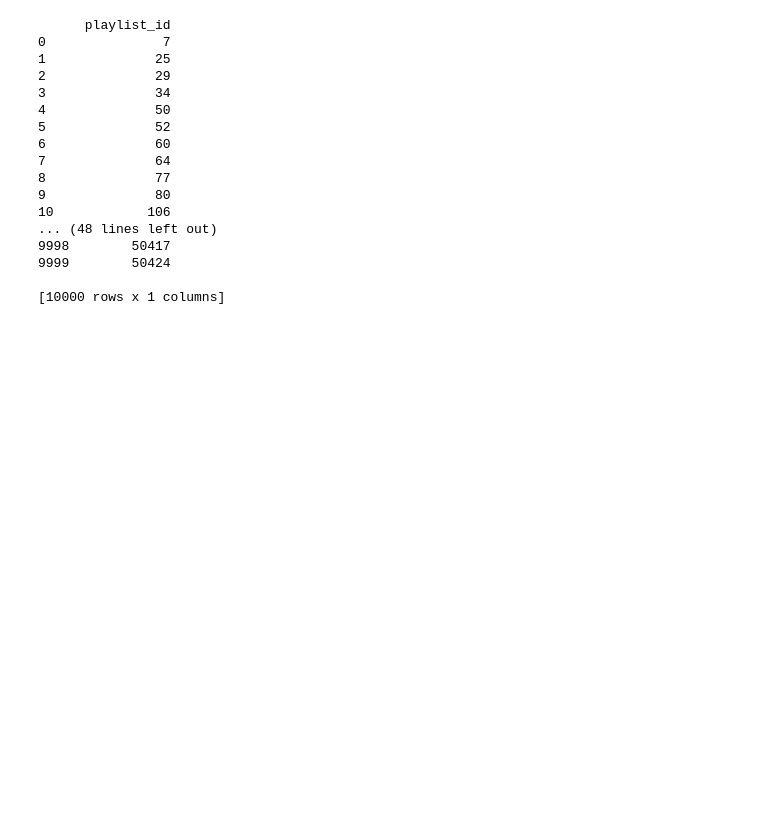
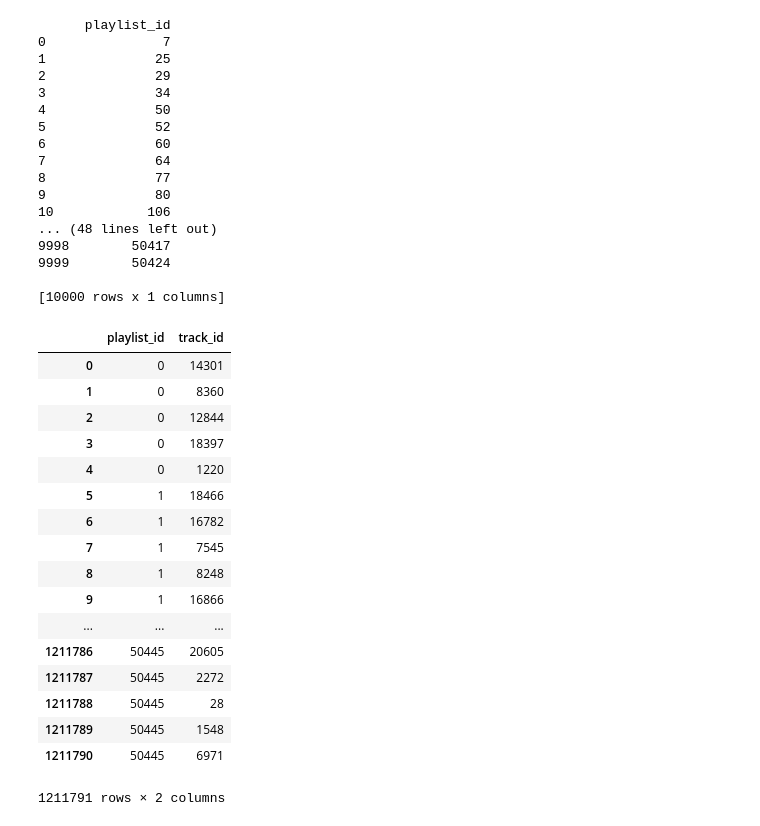
Before and after one commit to GiorgioPolla/recommender_systems_challenge, a Jupyter notebook: code/top_popular.ipynb, the cells around one changed output. Saved outputs shown, nothing was run; the diff lists cells and outputs as text; code cells hidden in the pictures; blank space fills up the shorter version.

```diff
--- a/code/top_popular.ipynb
+++ b/code/top_popular.ipynb
@@ -124,0 +123,21 @@ print(target_playlists)
+# %%
+train_data
+# %% [output]
+|  | playlist_id | track_id |
+| 0 | 0 | 14301 |
+| 1 | 0 | 8360 |
+| 2 | 0 | 12844 |
+| 3 | 0 | 18397 |
+| 4 | 0 | 1220 |
+| 5 | 1 | 18466 |
+| 6 | 1 | 16782 |
+| 7 | 1 | 7545 |
+| 8 | 1 | 8248 |
+| 9 | 1 | 16866 |
+| ... | ... | ... |
+| 1211786 | 50445 | 20605 |
+| 1211787 | 50445 | 2272 |
+| 1211788 | 50445 | 28 |
+| 1211789 | 50445 | 1548 |
+| 1211790 | 50445 | 6971 |
+1211791 rows × 2 columns
```
Also changed, not shown: parts of 17 cells of this notebook, 1 other file.
